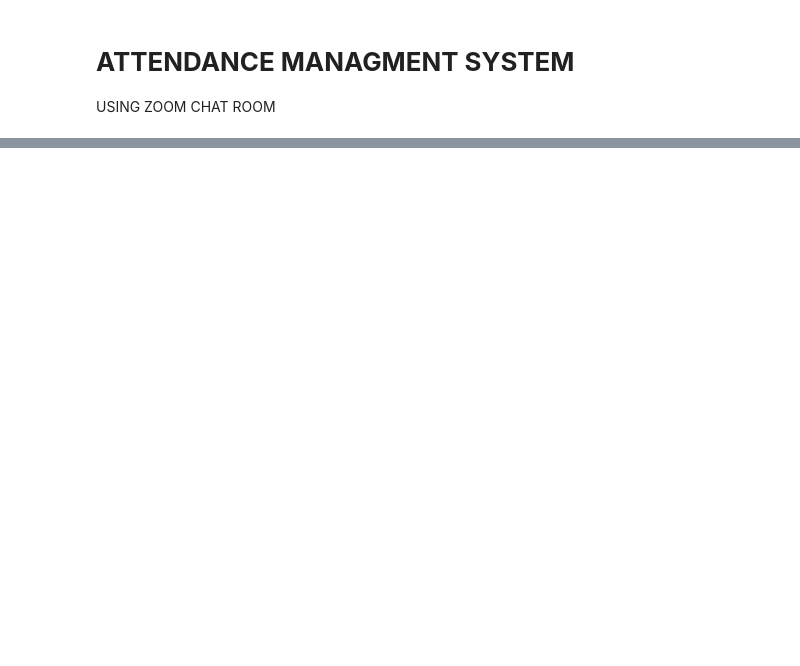
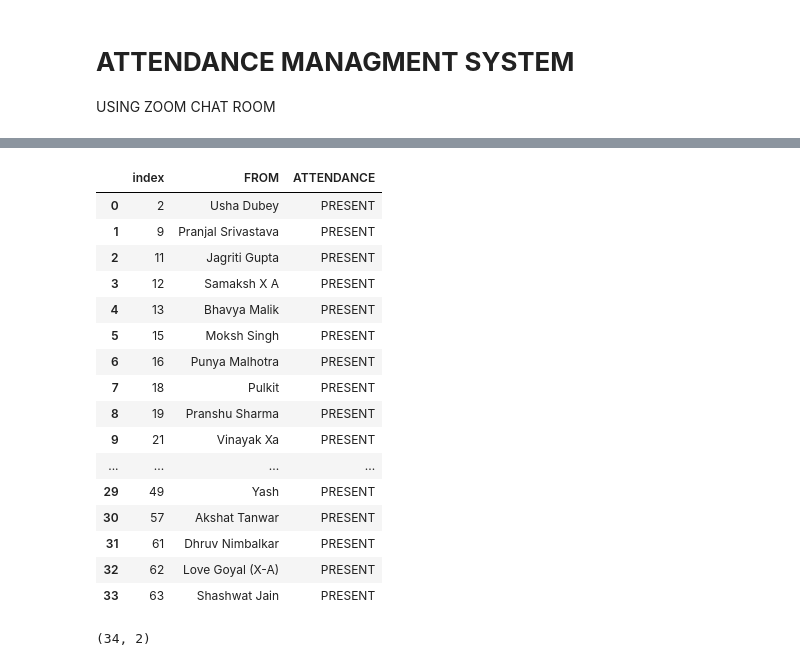
Before and after one commit to saksham1211/AttendanceManagement-System-, a Jupyter notebook: ATTENDANCE_SYSTEM.ipynb, the cells around one changed output, grey strips where cells are left out. Saved outputs shown, nothing was run; the diff lists cells and outputs as text; code cells hidden in the pictures; blank space fills up the shorter version.

```diff
--- a/ATTENDANCE_SYSTEM.ipynb
+++ b/ATTENDANCE_SYSTEM.ipynb
@@ -183,0 +210,29 @@ f.close()
+# %%
+df1 = df[['FROM', 'ATTENDANCE']].copy()
+df1['FROM'] = df1['FROM'].str.strip()
+
+df2 = df1.drop_duplicates(keep='last')
+# %%
+df2.reset_index()
+# %% [output]
+|  | index | FROM | ATTENDANCE |
+| 0 | 2 | Usha Dubey | PRESENT |
+| 1 | 9 | Pranjal Srivastava | PRESENT |
+| 2 | 11 | Jagriti Gupta | PRESENT |
+| 3 | 12 | Samaksh X A | PRESENT |
+| 4 | 13 | Bhavya Malik | PRESENT |
+| 5 | 15 | Moksh Singh | PRESENT |
+| 6 | 16 | Punya Malhotra | PRESENT |
+| 7 | 18 | Pulkit | PRESENT |
+| 8 | 19 | Pranshu Sharma | PRESENT |
+| 9 | 21 | Vinayak Xa | PRESENT |
+| ... | ... | ... | ... |
+| 29 | 49 | Yash | PRESENT |
+| 30 | 57 | Akshat Tanwar | PRESENT |
+| 31 | 61 | Dhruv Nimbalkar | PRESENT |
+| 32 | 62 | Love Goyal (X-A) | PRESENT |
+| 33 | 63 | Shashwat Jain | PRESENT |
+# %%
+df2.shape
+# %% [output]
+(34, 2)
```
Also changed, not shown: parts of 18 cells of this notebook.
